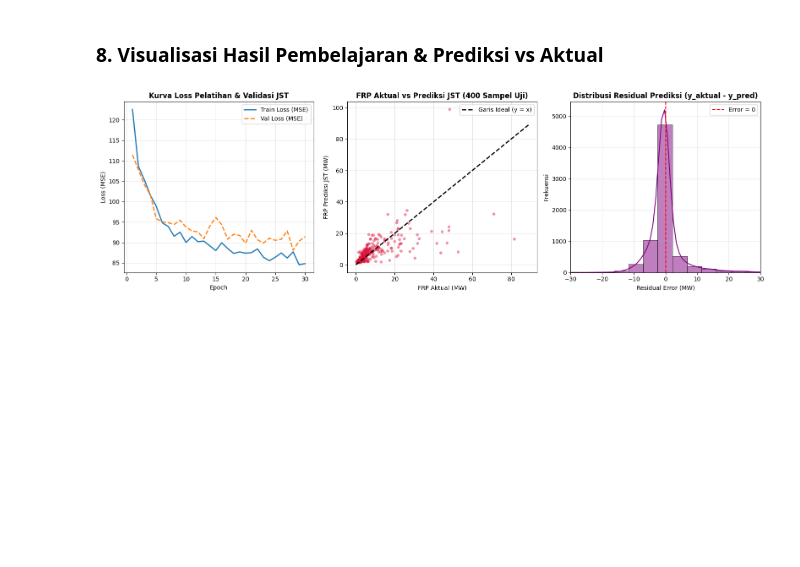
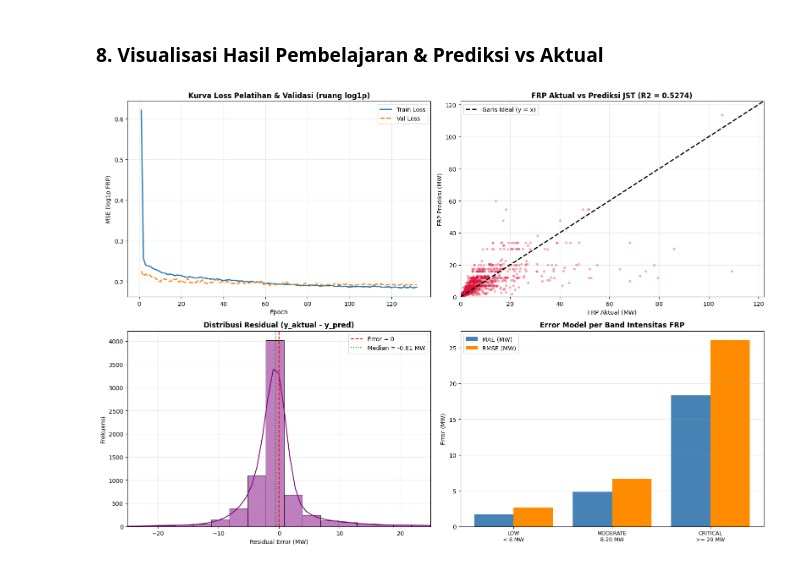
Before and after one commit to adityadoang/Prediksi-titik-panas-karhutla-di-kalimantan, a Jupyter notebook: projek_jst_karhutla.ipynb, the cells around one changed output. Cells and saved outputs as stored; diff of their text form; code cells hidden in the pictures; blank space fills up the shorter version.

Commit message:
apdet model

```diff
--- a/projek_jst_karhutla.ipynb
+++ b/projek_jst_karhutla.ipynb
@@ -66,0 +72,17 @@ Ukuran dataset: 35,826 baris data dan 9 kolom.
+# %%
+raw = pd.read_csv('nasa_viirs_kalimantan_raw.csv')
+cleaned = pd.read_csv('data_karhutla_kalimantan_cleaned.csv')
+
+raw = raw[raw['frp'] < 500].reset_index(drop=True)
+assert len(raw) == len(cleaned), 'panjang data mentah dan bersih tidak sama'
+assert np.allclose(raw['frp'].values, cleaned['frp'].values), 'urutan baris tidak selaras'
+
+df = cleaned.copy()
+df['acq_time'] = raw['acq_time'].values
+df['acq_date'] = pd.to_datetime(raw['acq_date'].values)
+df['day_idx'] = (df['acq_date'] - df['acq_date'].min()).dt.days
+
+print(f'Ukuran dataset: {df.shape[0]:,} baris data dan {df.shape[1]} kolom.')
+print(f'Periode data  : {df["acq_date"].min().date()} s/d {df["acq_date"].max().date()} '
+      f'({df["day_idx"].nunique()} hari)')
+df.head()
@@ -281,45 +540,52 @@ HASIL EVALUASI MODEL JST PADA DATA UJI:
 # %% [markdown]
 ### 8. Visualisasi Hasil Pembelajaran & Prediksi vs Aktual
 # %%
-plt.figure(figsize=(16, 5))
+fig, axes = plt.subplots(2, 2, figsize=(16, 11))
 
-# 1. Kurva Penurunan Loss Pelatihan dan Validasi
-plt.subplot(1, 3, 1)
-plt.plot(range(1, epochs + 1), history['train_loss'], label='Train Loss (MSE)', color='tab:blue', lw=2)
-plt.plot(range(1, epochs + 1), history['val_loss'], label='Val Loss (MSE)', color='tab:orange', lw=2, linestyle='--')
-plt.title('Kurva Loss Pelatihan & Validasi JST', fontweight='bold')
-plt.xlabel('Epoch')
-plt.ylabel('Loss (MSE)')
-plt.legend()
-plt.grid(True, alpha=0.3)
+ax = axes[0, 0]
+ax.plot(range(1, epochs_run + 1), history['train_loss'], label='Train Loss', color='tab:blue', lw=2)
+ax.plot(range(1, epochs_run + 1), history['val_loss'], label='Val Loss', color='tab:orange', lw=2, linestyle='--')
+ax.set_title('Kurva Loss Pelatihan & Validasi (ruang log1p)', fontweight='bold')
+ax.set_xlabel('Epoch'); ax.set_ylabel('MSE (log1p FRP)')
+ax.legend(); ax.grid(True, alpha=0.3)
 
-# 2. Scatter Plot FRP Aktual vs Prediksi JST
-plt.subplot(1, 3, 2)
-sample_n = 400
-plt.scatter(y_test[:sample_n], y_pred[:sample_n], alpha=0.45, color='crimson', edgecolors='none', s=25)
-max_val = max(y_test[:sample_n].max(), y_pred[:sample_n].max()) * 0.9
-plt.plot([0, max_val], [0, max_val], '--k', lw=2, label='Garis Ideal (y = x)')
-plt.title(f'FRP Aktual vs Prediksi JST ({sample_n} Sampel Uji)', fontweight='bold')
-plt.xlabel('FRP Aktual (MW)')
-plt.ylabel('FRP Prediksi JST (MW)')
-plt.legend()
-plt.grid(True, alpha=0.3)
+ax = axes[0, 1]
+subset = np.random.RandomState(SEED).choice(len(y_test), size=min(1500, len(y_test)), replace=False)
+ax.scatter(y_test[subset], y_pred_cal[subset], alpha=0.35, color='crimson', edgecolors='none', s=18)
+lim = max(np.percentile(y_test[subset], 99.5), np.percentile(y_pred_cal[subset], 99.5)) * 1.05
+ax.plot([0, lim], [0, lim], '--k', lw=2, label='Garis Ideal (y = x)')
+ax.set_xlim(0, lim); ax.set_ylim(0, lim)
+ax.set_title(f'FRP Aktual vs Prediksi JST (R2 = {r2:.4f})', fontweight='bold')
+ax.set_xlabel('FRP Aktual (MW)'); ax.set_ylabel('FRP Prediksi (MW)')
+ax.legend(); ax.grid(True, alpha=0.3)
 
-# 3. Distribusi Error (Residuals)
-residuals = y_test - y_pred
-plt.subplot(1, 3, 3)
-sns.histplot(residuals, bins=40, kde=True, color='purple')
-plt.axvline(0, color='red', linestyle='--', label='Error = 0')
-plt.xlim(-30, 30)
-plt.title('Distribusi Residual Prediksi (y_aktual - y_pred)', fontweight='bold')
-plt.xlabel('Residual Error (MW)')
-plt.ylabel('Frekuensi')
-plt.legend()
-plt.grid(True, alpha=0.3)
+ax = axes[1, 0]
+residuals = y_test - y_pred_cal
+sns.histplot(residuals, bins=60, kde=True, color='purple', ax=ax)
+ax.axvline(0, color='red', linestyle='--', label='Error = 0')
+ax.axvline(np.median(residuals), color='green', linestyle=':',
+           label=f'Median = {np.median(residuals):.2f} MW')
+ax.set_xlim(-25, 25)
+ax.set_title('Distribusi Residual (y_aktual - y_pred)', fontweight='bold')
+ax.set_xlabel('Residual Error (MW)'); ax.set_ylabel('Frekuensi')
+ax.legend(); ax.grid(True, alpha=0.3)
+
+ax = axes[1, 1]
+bands = [('LOW\n< 8 MW', y_test < 8),
+         ('MODERATE\n8-20 MW', (y_test >= 8) & (y_test < 20)),
+         ('CRITICAL\n>= 20 MW', y_test >= 20)]
+x_pos = np.arange(len(bands))
+maes = [mean_absolute_error(y_test[m], y_pred_cal[m]) for _, m in bands]
+rmses = [np.sqrt(mean_squared_error(y_test[m], y_pred_cal[m])) for _, m in bands]
+ax.bar(x_pos - 0.2, maes, 0.4, label='MAE (MW)', color='steelblue')
+ax.bar(x_pos + 0.2, rmses, 0.4, label='RMSE (MW)', color='darkorange')
+ax.set_xticks(x_pos); ax.set_xticklabels([b for b, _ in bands], fontsize=9)
+ax.set_title('Error Model per Band Intensitas FRP', fontweight='bold')
+ax.set_ylabel('Error (MW)'); ax.legend(); ax.grid(True, alpha=0.3, axis='y')
 
 plt.tight_layout()
-plt.savefig('hasil_evaluasi_jst.png', dpi=300)
+plt.savefig('hasil_evaluasi_jst.png', dpi=300, bbox_inches='tight')
 plt.show()
-print('Grafik evaluasi berhasil disimpan ke: hasil_evaluasi_jst.png')
+print('Grafik evaluasi disimpan ke: hasil_evaluasi_jst.png')
 # %% [output]
-[figure, old version]
+[figure, new version]
```
Also changed, not shown: parts of 31 cells of this notebook, 4 other files.
